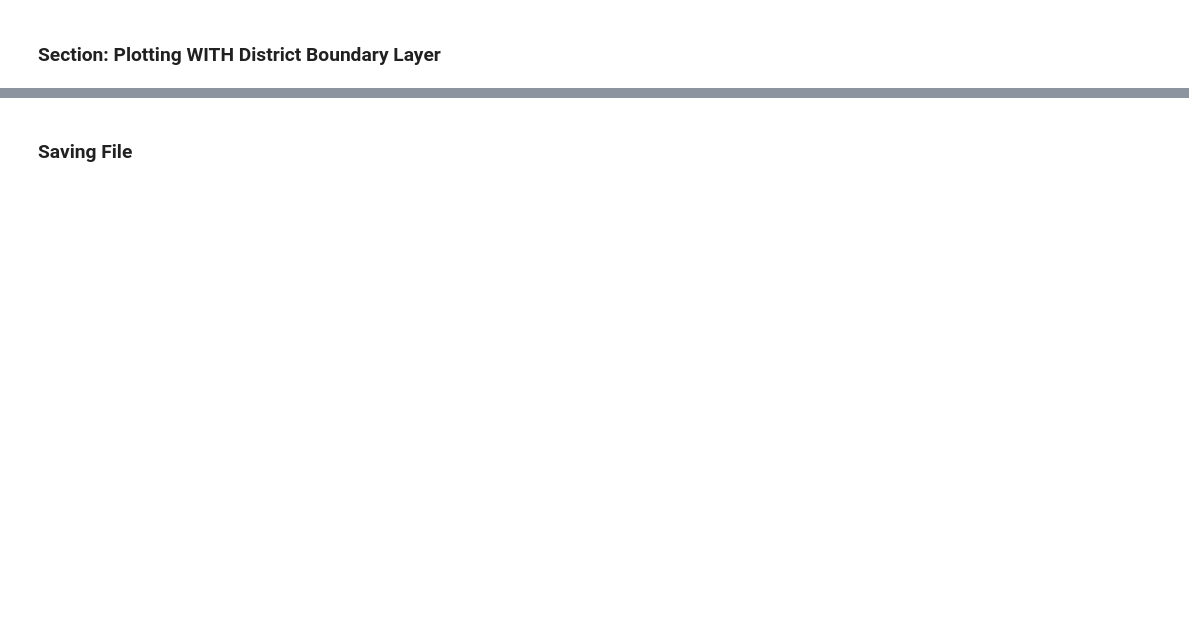
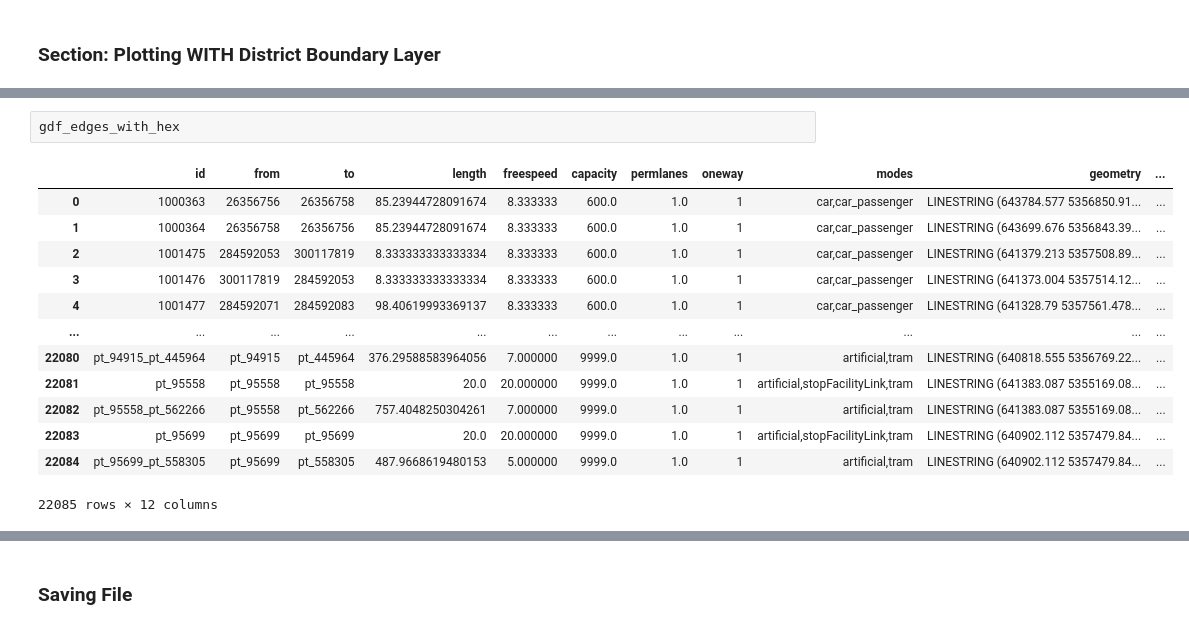
Before and after one commit to nkt1313/bavaria_simulations, a Jupyter notebook: src/data_preprocessing/create_hexagons_for_augsburg.ipynb, the cells around one changed output, grey strips where cells are left out. Saved outputs shown, nothing was run; the diff lists cells and outputs as text; blank space fills up the shorter version.

```diff
--- a/src/data_preprocessing/create_hexagons_for_augsburg.ipynb
+++ b/src/data_preprocessing/create_hexagons_for_augsburg.ipynb
@@ -337,0 +345,16 @@ plt.show()
+# %%
+gdf_edges_with_hex
+# %% [output]
+|  | id | from | to | length | freespeed | capacity | permlanes | oneway | modes | geometry | ... |
+| 0 | 1000363 | 26356756 | 26356758 | 85.23944728091674 | 8.333333 | 600.0 | 1.0 | 1 | car,car_passenger | LINESTRING (643784.577 5356850.91... | ... |
+| 1 | 1000364 | 26356758 | 26356756 | 85.23944728091674 | 8.333333 | 600.0 | 1.0 | 1 | car,car_passenger | LINESTRING (643699.676 5356843.39... | ... |
+| 2 | 1001475 | 284592053 | 300117819 | 8.333333333333334 | 8.333333 | 600.0 | 1.0 | 1 | car,car_passenger | LINESTRING (641379.213 5357508.89... | ... |
+| 3 | 1001476 | 300117819 | 284592053 | 8.333333333333334 | 8.333333 | 600.0 | 1.0 | 1 | car,car_passenger | LINESTRING (641373.004 5357514.12... | ... |
+| 4 | 1001477 | 284592071 | 284592083 | 98.40619993369137 | 8.333333 | 600.0 | 1.0 | 1 | car,car_passenger | LINESTRING (641328.79 5357561.478... | ... |
+| ... | ... | ... | ... | ... | ... | ... | ... | ... | ... | ... | ... |
+| 22080 | pt_94915_pt_445964 | pt_94915 | pt_445964 | 376.29588583964056 | 7.000000 | 9999.0 | 1.0 | 1 | artificial,tram | LINESTRING (640818.555 5356769.22... | ... |
+| 22081 | pt_95558 | pt_95558 | pt_95558 | 20.0 | 20.000000 | 9999.0 | 1.0 | 1 | artificial,stopFacilityLink,tram | LINESTRING (641383.087 5355169.08... | ... |
+| 22082 | pt_95558_pt_562266 | pt_95558 | pt_562266 | 757.4048250304261 | 7.000000 | 9999.0 | 1.0 | 1 | artificial,tram | LINESTRING (641383.087 5355169.08... | ... |
+| 22083 | pt_95699 | pt_95699 | pt_95699 | 20.0 | 20.000000 | 9999.0 | 1.0 | 1 | artificial,stopFacilityLink,tram | LINESTRING (640902.112 5357479.84... | ... |
+| 22084 | pt_95699_pt_558305 | pt_95699 | pt_558305 | 487.9668619480153 | 5.000000 | 9999.0 | 1.0 | 1 | artificial,tram | LINESTRING (640902.112 5357479.84... | ... |
+22085 rows × 12 columns
```
Also changed, not shown: parts of 11 cells of this notebook.
